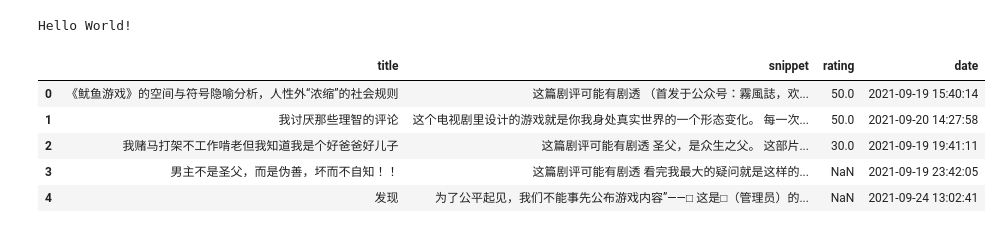
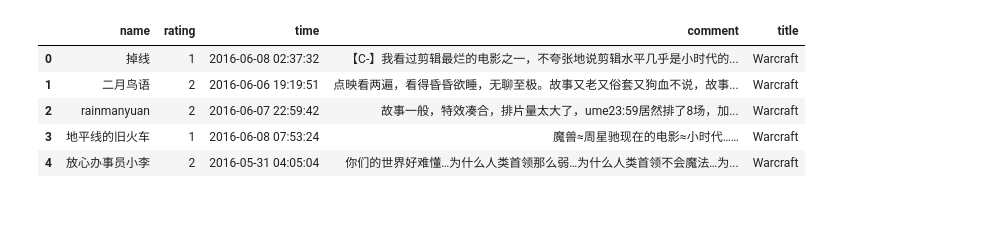
Before and after one commit to eli-marx/ds-project, a Jupyter notebook: myfirstnotebook.ipynb, the cells around one changed output. Saved outputs shown, nothing was run; the diff lists cells and outputs as text; code cells hidden in the pictures.

Commit message:
read in lots of data, started BERTing

```diff
--- a/myfirstnotebook.ipynb
+++ b/myfirstnotebook.ipynb
@@ -1,16 +1,11 @@
-# %%
-print("Hello World!")
-# %% [output]
-Hello World!
 # %%
 import pandas as pd
-
-df = pd.read_csv("douban_eeaao_reviews.csv")
+df = pd.read_csv("combined_output.csv")
 df.head()
 # %% [output]
-|  | title | snippet | rating | date |
-| 0 | 《鱿鱼游戏》的空间与符号隐喻分析，人性外“浓缩”的社会规则 | 这篇剧评可能有剧透 （首发于公众号：霧風誌，欢... | 50.0 | 2021-09-19 15:40:14 |
-| 1 | 我讨厌那些理智的评论 | 这个电视剧里设计的游戏就是你我身处真实世界的一个形态变化。 每一次... | 50.0 | 2021-09-20 14:27:58 |
-| 2 | 我赌马打架不工作啃老但我知道我是个好爸爸好儿子 | 这篇剧评可能有剧透 圣父，是众生之父。 这部片... | 30.0 | 2021-09-19 19:41:11 |
-| 3 | 男主不是圣父，而是伪善，坏而不自知！！ | 这篇剧评可能有剧透 看完我最大的疑问就是这样的... | NaN | 2021-09-19 23:42:05 |
-| 4 | 发现 | 为了公平起见，我们不能事先公布游戏内容”——□ 这是□（管理员）的... | NaN | 2021-09-24 13:02:41 |
+|  | name | rating | time | comment | title |
+| 0 | 掉线 | 1 | 2016-06-08 02:37:32 | 【C-】我看过剪辑最烂的电影之一，不夸张地说剪辑水平几乎是小时代的... | Warcraft |
+| 1 | 二月鸟语 | 2 | 2016-06-06 19:19:51 | 点映看两遍，看得昏昏欲睡，无聊至极。故事又老又俗套又狗血不说，故事... | Warcraft |
+| 2 | rainmanyuan | 2 | 2016-06-07 22:59:42 | 故事一般，特效凑合，排片量太大了，ume23:59居然排了8场，加... | Warcraft |
+| 3 | 地平线的旧火车 | 1 | 2016-06-08 07:53:24 | 魔兽≈周星驰现在的电影≈小时代…… | Warcraft |
+| 4 | 放心办事员小李 | 2 | 2016-05-31 04:05:04 | 你们的世界好难懂…为什么人类首领那么弱…为什么人类首领不会魔法…为... | Warcraft |
```
Also changed, not shown: parts of 7 cells of this notebook, 28 other files.
